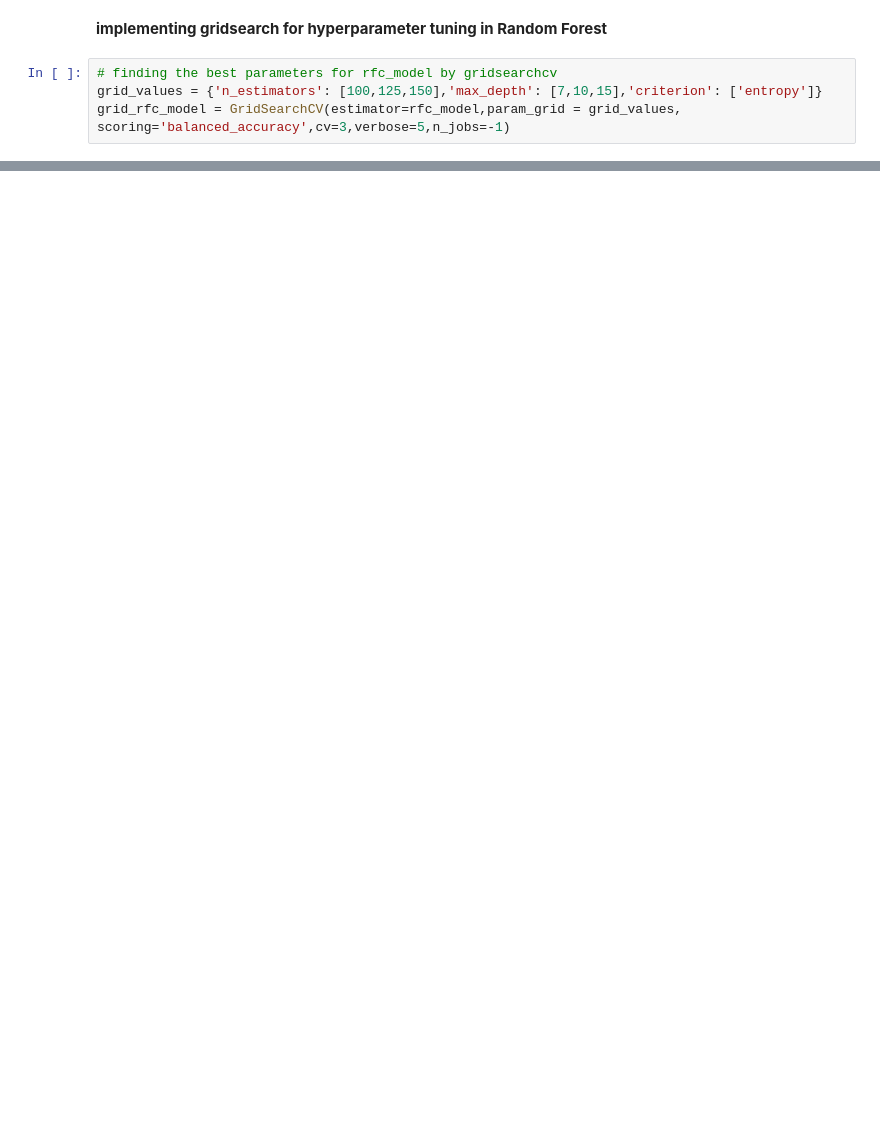
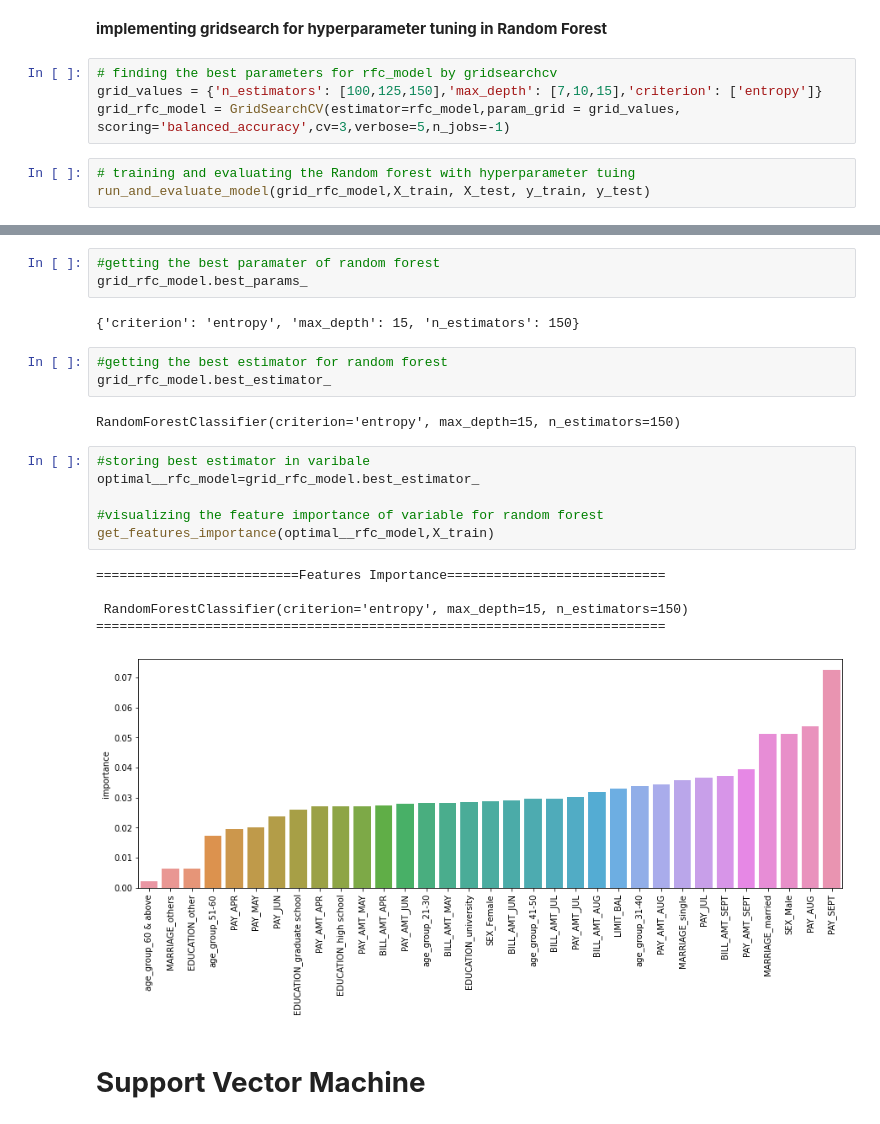
Before and after one commit to Sivaramaguhan/Credit-card-default-prediction, a Jupyter notebook: Guhan_Credit_Card_Default_Prediction_Capstone_Project.ipynb, the cells around one changed output, grey strips where cells are left out. Drawn from its saved outputs; the diff is of its cells as text; blank space fills up the shorter version.

```diff
--- a/Guhan_Credit_Card_Default_Prediction_Capstone_Project.ipynb
+++ b/Guhan_Credit_Card_Default_Prediction_Capstone_Project.ipynb
@@ -1041,3 +1063,6 @@ weighted avg       0.88      0.88      0.88     11577
 # finding the best parameters for rfc_model by gridsearchcv
 grid_values = {'n_estimators': [100,125,150],'max_depth': [7,10,15],'criterion': ['entropy']}
 grid_rfc_model = GridSearchCV(estimator=rfc_model,param_grid = grid_values, scoring='balanced_accuracy',cv=3,verbose=5,n_jobs=-1)
+# %%
+# training and evaluating the Random forest with hyperparameter tuing
+run_and_evaluate_model(grid_rfc_model,X_train, X_test, y_train, y_test)
@@ -1043,0 +1087,25 @@ grid_rfc_model = GridSearchCV(estimator=rfc_model,param_grid = grid_values, scor
+# %%
+#getting the best paramater of random forest
+grid_rfc_model.best_params_
+# %% [output]
+{'criterion': 'entropy', 'max_depth': 15, 'n_estimators': 150}
+# %%
+#getting the best estimator for random forest
+grid_rfc_model.best_estimator_
+# %% [output]
+RandomForestClassifier(criterion='entropy', max_depth=15, n_estimators=150)
+# %%
+#storing best estimator in varibale
+optimal__rfc_model=grid_rfc_model.best_estimator_
+
+#visualizing the feature importance of variable for random forest
+get_features_importance(optimal__rfc_model,X_train)
+# %% [output]
+==========================Features Importance============================
+
+ RandomForestClassifier(criterion='entropy', max_depth=15, n_estimators=150)
+=========================================================================
+[figure, added]
+# %% [markdown]
+
+# **Support Vector Machine**
```
Also changed, not shown: parts of 32 cells of this notebook.
